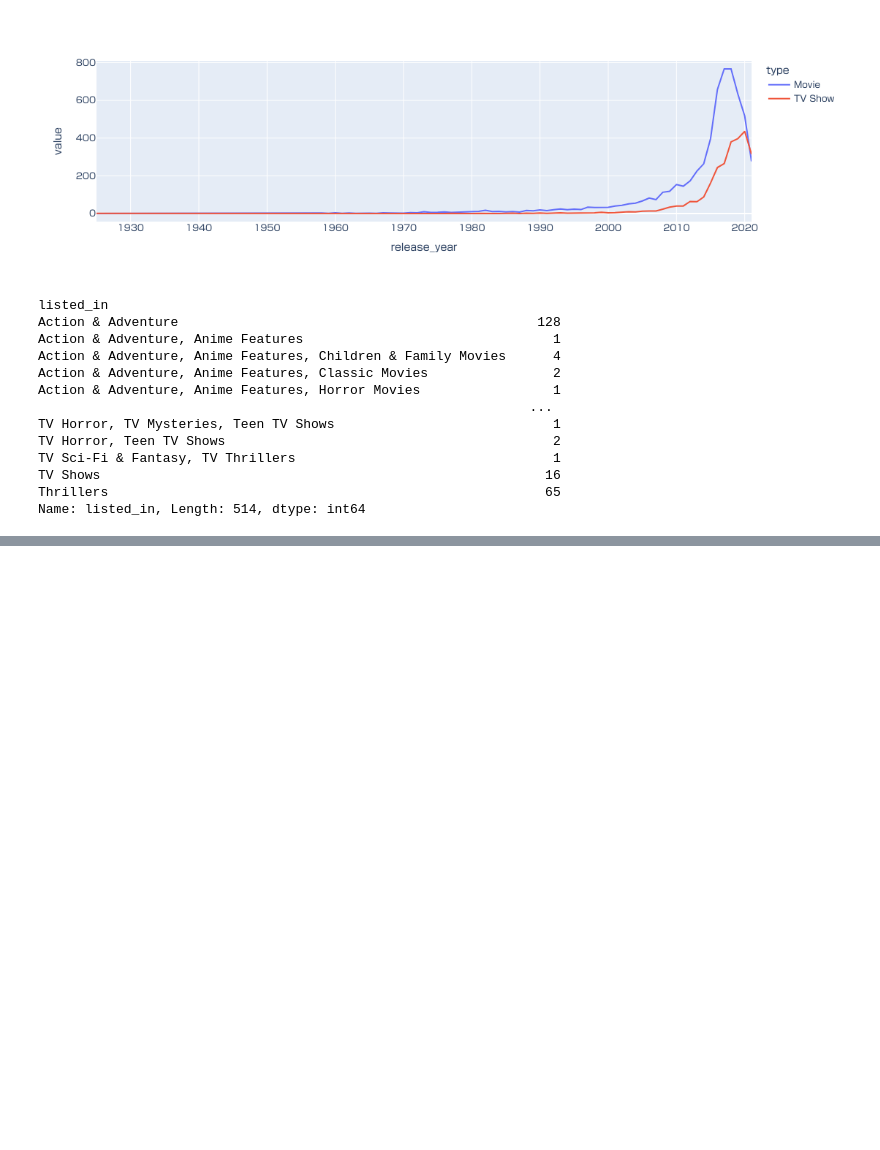
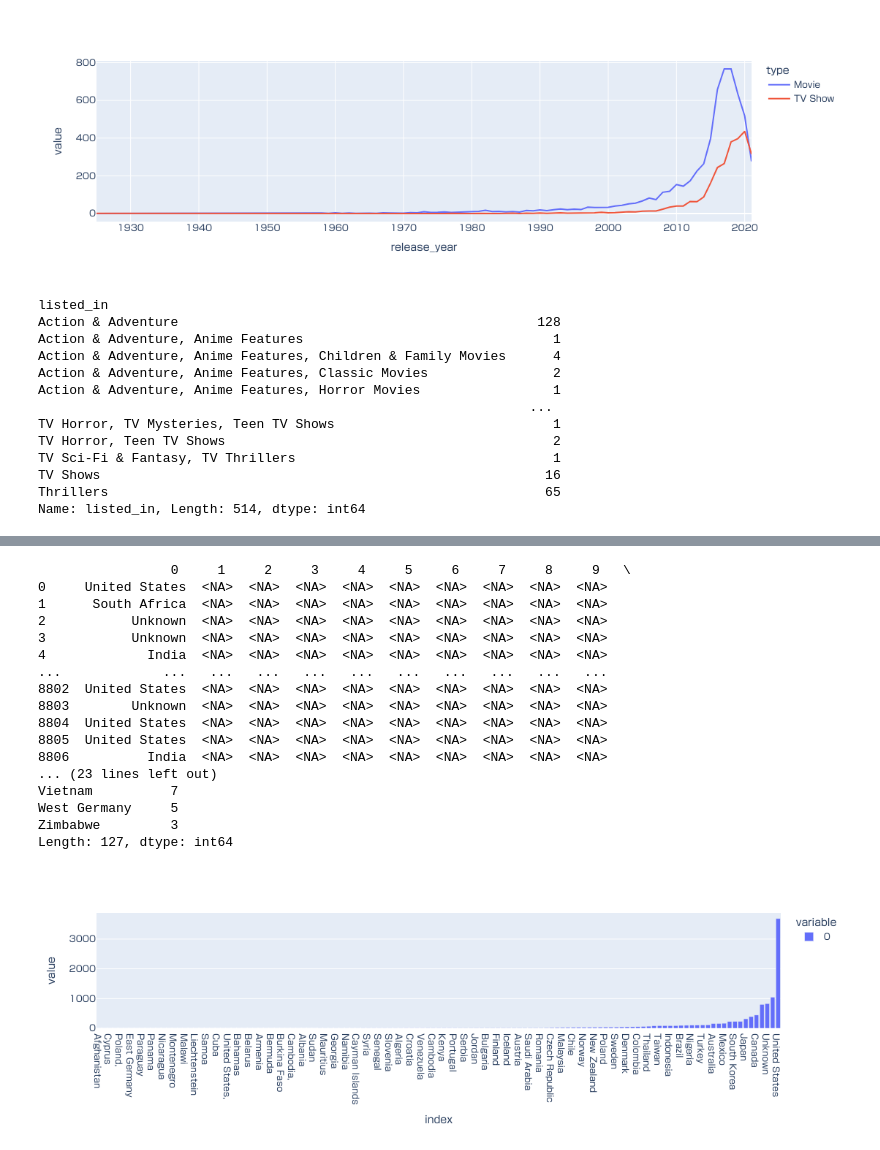
Before and after one commit to samuelbuqacquack/8PRO408-MiniProjet, a Jupyter notebook: jupyter/miniprojet.ipynb, the cells around one changed output, grey strips where cells are left out. Saved outputs shown, nothing was run; the diff lists cells and outputs as text; code cells hidden in the pictures; blank space fills up the shorter version.

```diff
--- a/jupyter/miniprojet.ipynb
+++ b/jupyter/miniprojet.ipynb
@@ -265,0 +259,8 @@ dtype: int64
+# %%
+# --------------------------------------------------------------------------------------------------------------------------------------
+# 2c) Répartition géographique
+# Les entrées manquantes seront premièrement marquées "Unkown".
+donnees_nettoyees = donnees
+donnees_nettoyees["country"] = donnees_nettoyees["country"].fillna("Unknown")
+# Aperçu afin de s'assurer qu'ils ne sont pas dupliqués (majuscules-minuscules)
+print(donnees_nettoyees.groupby("country")["country"].count())
@@ -265,0 +281,24 @@ dtype: int64
+# %%
+# --------------------------------------------------------------------------------------------------------------------------------------
+# On dénote la présence de recoupages.
+pays = compte_avec_recoupages(donnees_nettoyees["country"])
+pays.sort_values().plot.bar(backend="plotly") # Affiche un graphique en barres  TODO afficher en formet de tarte plutôt
+# %% [output]
+                 0     1     2     3     4     5     6     7     8     9   \
+0     United States  <NA>  <NA>  <NA>  <NA>  <NA>  <NA>  <NA>  <NA>  <NA>
+1      South Africa  <NA>  <NA>  <NA>  <NA>  <NA>  <NA>  <NA>  <NA>  <NA>
+2           Unknown  <NA>  <NA>  <NA>  <NA>  <NA>  <NA>  <NA>  <NA>  <NA>
+3           Unknown  <NA>  <NA>  <NA>  <NA>  <NA>  <NA>  <NA>  <NA>  <NA>
+4             India  <NA>  <NA>  <NA>  <NA>  <NA>  <NA>  <NA>  <NA>  <NA>
+...             ...   ...   ...   ...   ...   ...   ...   ...   ...   ...
+8802  United States  <NA>  <NA>  <NA>  <NA>  <NA>  <NA>  <NA>  <NA>  <NA>
+8803        Unknown  <NA>  <NA>  <NA>  <NA>  <NA>  <NA>  <NA>  <NA>  <NA>
+8804  United States  <NA>  <NA>  <NA>  <NA>  <NA>  <NA>  <NA>  <NA>  <NA>
+8805  United States  <NA>  <NA>  <NA>  <NA>  <NA>  <NA>  <NA>  <NA>  <NA>
+8806          India  <NA>  <NA>  <NA>  <NA>  <NA>  <NA>  <NA>  <NA>  <NA>
+... (23 lines left out)
+Vietnam          7
+West Germany     5
+Zimbabwe         3
+Length: 127, dtype: int64
+[figure, added]
```
Also changed, not shown: parts of 10 cells of this notebook.
